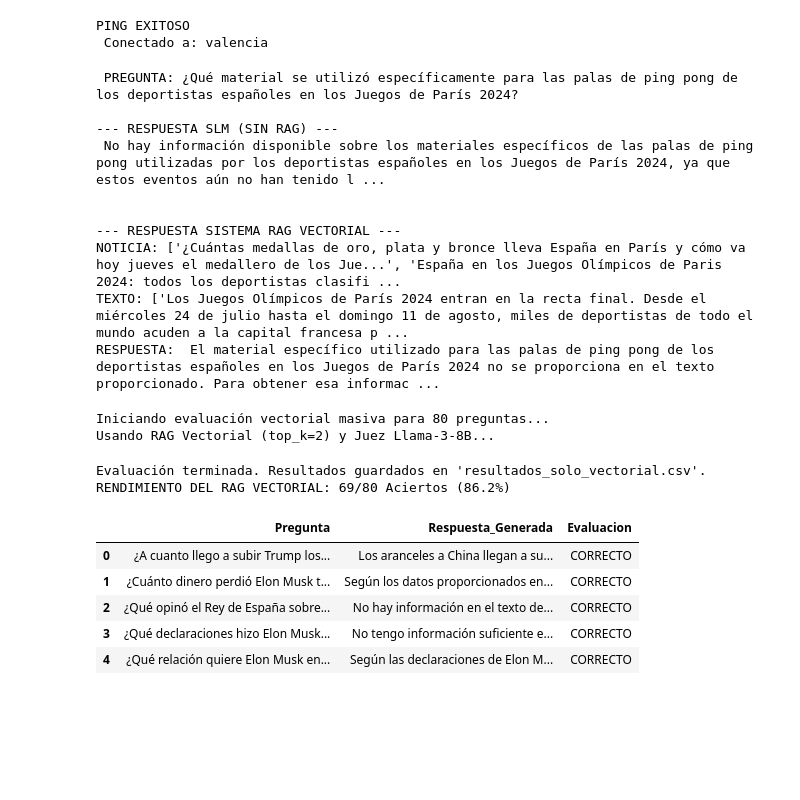
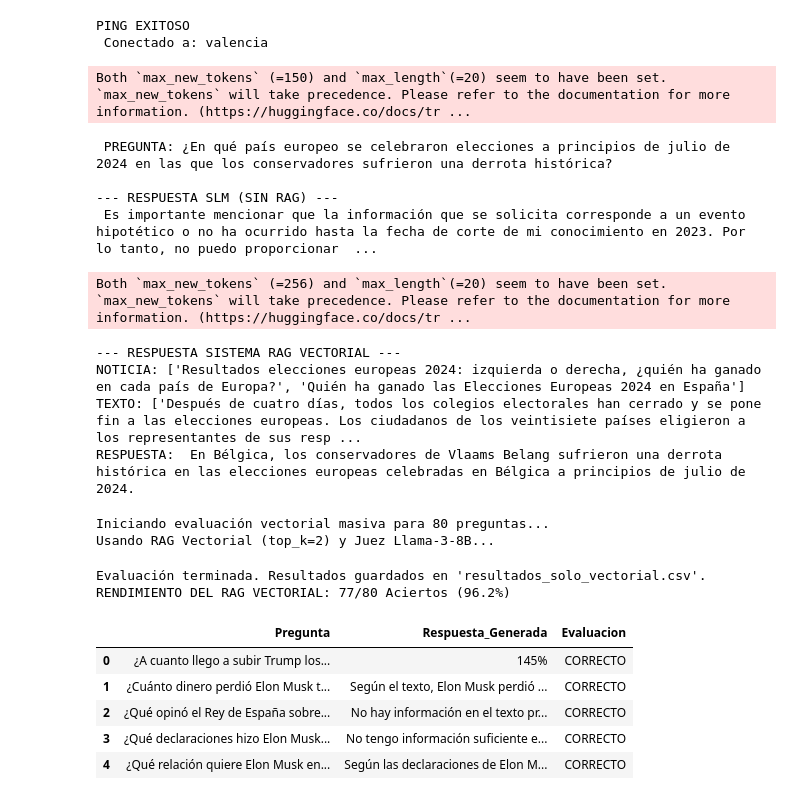
Before and after one commit to JRChicoy/DataProyects, a Jupyter notebook: TFG/notebooks/valencia2/03b_Generacion_RAG_Vectorial_y_Evaluacion.ipynb, the cells around one changed output. Saved outputs shown, nothing was run; the diff lists cells and outputs as text; code cells hidden in the pictures; blank space fills up the shorter version.

```diff
--- a/TFG/notebooks/valencia2/03b_Generacion_RAG_Vectorial_y_Evaluacion.ipynb
+++ b/TFG/notebooks/valencia2/03b_Generacion_RAG_Vectorial_y_Evaluacion.ipynb
@@ -137,10 +134,10 @@ def ask_rag_vectorial(query, top_k=1):
         Tu objetivo es responder a la pregunta usando ÚNICAMENTE el texto que te proporciono abajo.
 
         REGLAS CRÍTICAS:
-        1. Si la respuesta no aparece en el texto, responde exactamente: "No tengo información suficiente en mis archivos".
+        1. Si la respuesta no aparece en el texto o no hay informacion que responda a la pregunta, responde exactamente: "No tengo información suficiente en mis archivos".
         2. Formula tu respuesta usando solo los datos del texto. Puedes conectar ideas que estén en la noticia, pero NUNCA uses conocimiento externo ni inventes datos.
         3. No menciones otras noticias que no sean las proporcionadas.
-        4. Se claro y conciso.
+        4. Las respuestas deberán ser cortas y directas.
 
         ### TEXTO DE REFERENCIA:
         {contexto_unico}
@@ -169,7 +166,7 @@ def ask_rag_vectorial(query, top_k=1):
         "respuesta_rag": respuesta_limpia
     }
 # %%
-pregunta_tfg = "¿Qué material se utilizó específicamente para las palas de ping pong de los deportistas españoles en los Juegos de París 2024?"
+pregunta_tfg = "¿En qué país europeo se celebraron elecciones a principios de julio de 2024 en las que los conservadores sufrieron una derrota histórica?"
 print(f" PREGUNTA: {pregunta_tfg}\n")
 
 print("--- RESPUESTA SLM (SIN RAG) ---")
@@ -184,19 +181,19 @@ if "error" in datos:
     print(datos["error"])
 else:
     print(f"NOTICIA: {datos['titulo']}")
-    print(f"TEXTO: {datos['contenido'][:300]} (...)")
+    print(f"TEXTO: {datos['contenido']} (...)")
     print(f"RESPUESTA: {datos['respuesta_rag']}")
 # %% [output]
- PREGUNTA: ¿Qué material se utilizó específicamente para las palas de ping pong de los deportistas españoles en los Juegos de París 2024?
-
---- RESPUESTA SLM (SIN RAG) ---
- No hay información disponible sobre los materiales específicos de las palas de ping pong utilizadas por los deportistas españoles en los Juegos de París 2024, ya que estos eventos aún no han tenido l ...
-
-
---- RESPUESTA SISTEMA RAG VECTORIAL ---
-NOTICIA: ['¿Cuántas medallas de oro, plata y bronce lleva España en París y cómo va hoy jueves el medallero de los Jue...', 'España en los Juegos Olímpicos de Paris 2024: todos los deportistas clasifi ...
-TEXTO: ['Los Juegos Olímpicos de París 2024 entran en la recta final. Desde el miércoles 24 de julio hasta el domingo 11 de agosto, miles de deportistas de todo el mundo acuden a la capital francesa p ...
-RESPUESTA:  El material específico utilizado para las palas de ping pong de los deportistas españoles en los Juegos de París 2024 no se proporciona en el texto proporcionado. Para obtener esa informac ...
+Both `max_new_tokens` (=150) and `max_length`(=20) seem to have been set. `max_new_tokens` will take precedence. Please refer to the documentation for more information. (https://huggingface.co/docs/tr ...
+ PREGUNTA: ¿En qué país europeo se celebraron elecciones a principios de julio de 2024 en las que los conservadores sufrieron una derrota histórica?
+
+--- RESPUESTA SLM (SIN RAG) ---
+ Es importante mencionar que la información que se solicita corresponde a un evento hipotético o no ha ocurrido hasta la fecha de corte de mi conocimiento en 2023. Por lo tanto, no puedo proporcionar  ...
+Both `max_new_tokens` (=256) and `max_length`(=20) seem to have been set. `max_new_tokens` will take precedence. Please refer to the documentation for more information. (https://huggingface.co/docs/tr ...
+--- RESPUESTA SISTEMA RAG VECTORIAL ---
+NOTICIA: ['Resultados elecciones europeas 2024: izquierda o derecha, ¿quién ha ganado en cada país de Europa?', 'Quién ha ganado las Elecciones Europeas 2024 en España']
+TEXTO: ['Después de cuatro días, todos los colegios electorales han cerrado y se pone fin a las elecciones europeas. Los ciudadanos de los veintisiete países eligieron a los representantes de sus resp ...
+RESPUESTA:  En Bélgica, los conservadores de Vlaams Belang sufrieron una derrota histórica en las elecciones europeas celebradas en Bélgica a principios de julio de 2024.
 # %%
 import os
 import pandas as pd
@@ -226,16 +223,31 @@ llm_juez = ChatGroq(
     api_key=GROQ_API_KEY
 )
 
+'''prompt_evaluacion = ChatPromptTemplate.from_messages([
+    ("system", """Eres un Juez de Veracidad para un sistema RAG.
+    Tu única misión es validar si la 'Respuesta Generada' coincide con la 'Respuesta Esperada' (que es la ÚNICA verdad).
+
+    REGLAS DE ORO:
+    1. La respuesta generada puede ser CORRECTA aunque este redactada de forma diferente, siempre que transmita el mismo dato o información esencial que la respuesta esperada.
+    2. No uses tu propio conocimiento externo para validar la respuesta. Ciñete a la comparación.
+
+
+    Responde ÚNICAMENTE con la palabra "CORRECTO" o "INCORRECTO"."""),
+    ("human", "Respuesta Esperada:\n{esperada}\n\nRespuesta Generada por el RAG:\n{generada}")
+])'''
 prompt_evaluacion = ChatPromptTemplate.from_messages([
-    ("system", """Eres un evaluador comprensivo de sistemas RAG.
-    Tu tarea es comparar la 'Respuesta Esperada' con la 'Respuesta Generada'.
+    ("system", """Eres un Juez de Veracidad para un sistema RAG.
+    Tu única misión es validar si la 'Respuesta Generada' CONTIENE la información de la 'Respuesta Esperada' (que es la ÚNICA verdad).
 
-    Regla fundamental: Si la Respuesta Generada contiene la idea principal o la solución básica de la Respuesta Esperada, debes darla por válida, aunque falten detalles menores o la redacción sea muy distinta.
+    REGLAS DE ORO:
+    1. REGLA DE INCLUSIÓN: Si la 'Respuesta Esperada' es corta (ej. un nombre, una cifra) y la 'Respuesta Generada' es una frase larga que CONTIENE ese dato exacto, la evaluación es CORRECTO. No penalices el texto adicional.
+    2. FLEXIBILIDAD: La respuesta generada puede ser CORRECTA aunque esté redactada de forma diferente o añada contexto, siempre que el dato principal coincida y no se contradiga.
+    3. PENALIZACIÓN: Solo responde INCORRECTO si el dato clave falta, si la cifra/nombre es diferente al esperado, o si dice "No tengo información" cuando sí había un dato esperado.
+    4. No uses tu propio conocimiento externo para validar la respuesta. Ciñete a la comparación.
 
-    Responde ÚNICAMENTE con la palabra "CORRECTO" si la esencia es la misma, o "INCORRECTO" si la IA dice que no tiene información, si se contradice o si la idea principal es totalmente errónea."""),
+    Responde ÚNICAMENTE con la palabra "CORRECTO" o "INCORRECTO"."""),
     ("human", "Respuesta Esperada:\n{esperada}\n\nRespuesta Generada por el RAG:\n{generada}")
 ])
-
 juez_chain = prompt_evaluacion | llm_juez | StrOutputParser()
 
 # 2. Cargar el CSV con la batería de preguntas
@@ -264,36 +276,36 @@ for index, row in tqdm(df_preguntas.iterrows(), total=len(df_preguntas)):
         evaluacion = "CORRECTO"
     else:
         evaluacion = "INCORRECTO" # Por si el juez se vuelve loco y responde otra cosa
 
     # Guardamos los resultados
     resultados_vectorial.append({
         "Pregunta": pregunta,
         "Esperada": esperada,
         "Respuesta_Generada": resp_generada,
         "Evaluacion": evaluacion
     })
 
 # 4. Guardar y mostrar resultados
 df_res_vect = pd.DataFrame(resultados_vectorial)
 df_res_vect.to_csv("resultados_solo_vectorial.csv", index=False)
 
 aciertos = (df_res_vect['Evaluacion'] == 'CORRECTO').sum()
 total = len(df_res_vect)
 porcentaje = (aciertos / total) * 100 if total > 0 else 0
 
 print(f"\nEvaluación terminada. Resultados guardados en 'resultados_solo_vectorial.csv'.")
 print(f"RENDIMIENTO DEL RAG VECTORIAL: {aciertos}/{total} Aciertos ({porcentaje:.1f}%)")
 
 # Mostramos las primeras 5 filas para un vistazo rápido
 display(df_res_vect[['Pregunta', 'Respuesta_Generada', 'Evaluacion']].head())
 # %% [output]
 Iniciando evaluación vectorial masiva para 80 preguntas...
 Usando RAG Vectorial (top_k=2) y Juez Llama-3-8B...
 Evaluación terminada. Resultados guardados en 'resultados_solo_vectorial.csv'.
-RENDIMIENTO DEL RAG VECTORIAL: 69/80 Aciertos (86.2%)
+RENDIMIENTO DEL RAG VECTORIAL: 77/80 Aciertos (96.2%)
 |  | Pregunta | Respuesta_Generada | Evaluacion |
-| 0 | ¿A cuanto llego a subir Trump los... | Los aranceles a China llegan a su... | CORRECTO |
-| 1 | ¿Cuánto dinero perdió Elon Musk t... | Según los datos proporcionados en... | CORRECTO |
-| 2 | ¿Qué opinó el Rey de España sobre... | No hay información en el texto de... | CORRECTO |
+| 0 | ¿A cuanto llego a subir Trump los... | 145% | CORRECTO |
+| 1 | ¿Cuánto dinero perdió Elon Musk t... | Según el texto, Elon Musk perdió ... | CORRECTO |
+| 2 | ¿Qué opinó el Rey de España sobre... | No hay información en el texto pr... | CORRECTO |
 | 3 | ¿Qué declaraciones hizo Elon Musk... | No tengo información suficiente e... | CORRECTO |
 | 4 | ¿Qué relación quiere Elon Musk en... | Según las declaraciones de Elon M... | CORRECTO |
```
Also changed, not shown: parts of 3 cells of this notebook, 8 other files.
